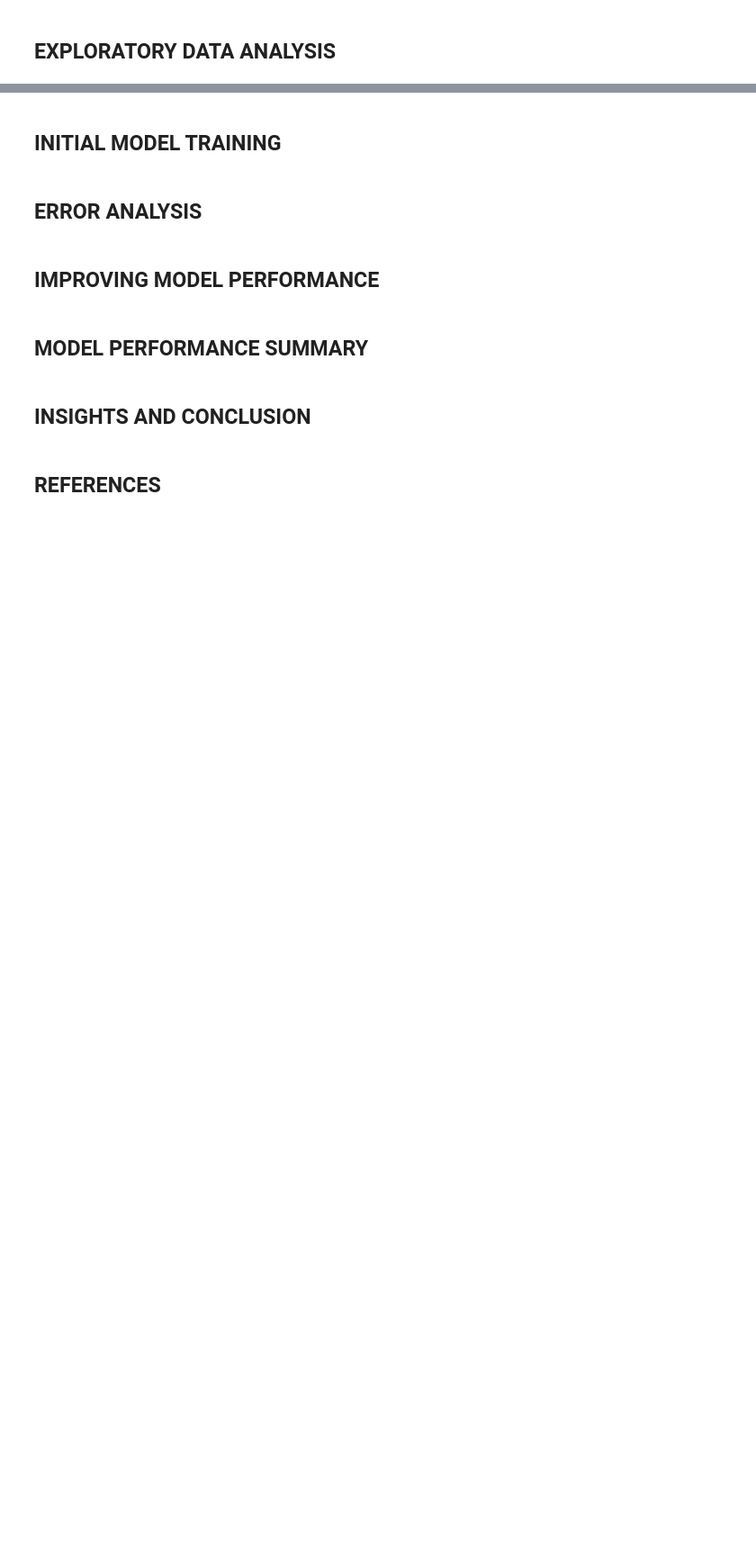
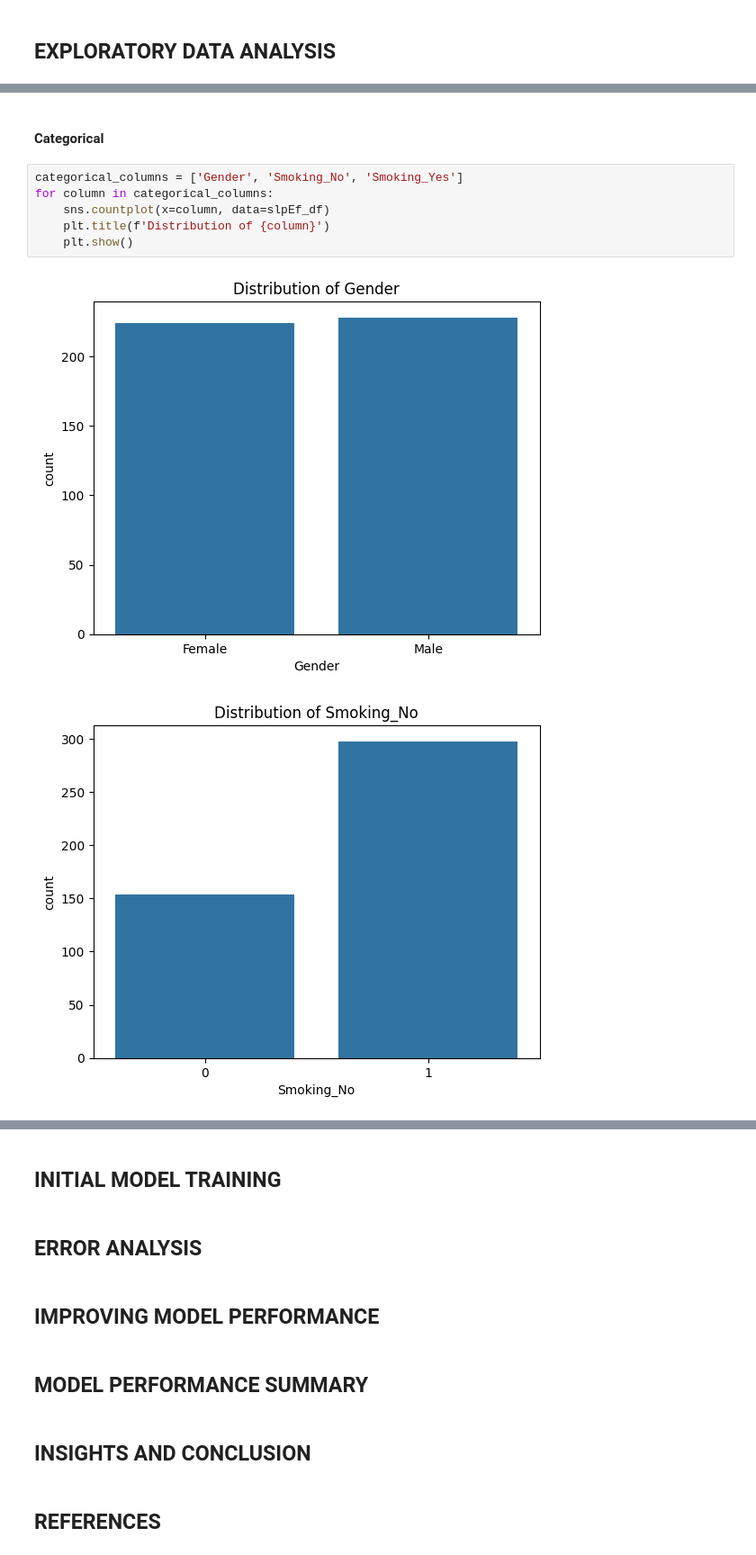
Before and after one commit to OldMarkie/Sleep-Efficiency-Data-Model, a Jupyter notebook: sleepEfficiencyModel.ipynb, the cells around one changed output, grey strips where cells are left out. Shown at 90% size. Saved outputs shown, nothing was run; the diff lists cells and outputs as text; blank space fills up the shorter version.

Commit message:
Added on Data Cleaning; Some on EDA

```diff
--- a/sleepEfficiencyModel.ipynb
+++ b/sleepEfficiencyModel.ipynb
@@ -220,0 +330,11 @@ slpEf_df.head(5)
+# %% [markdown]
+#### Categorical
+# %%
+categorical_columns = ['Gender', 'Smoking_No', 'Smoking_Yes']
+for column in categorical_columns:
+    sns.countplot(x=column, data=slpEf_df)
+    plt.title(f'Distribution of {column}')
+    plt.show()
+# %% [output]
+[figure, added]
+[figure, added]
```
Also changed, not shown: parts of 30 cells of this notebook.
